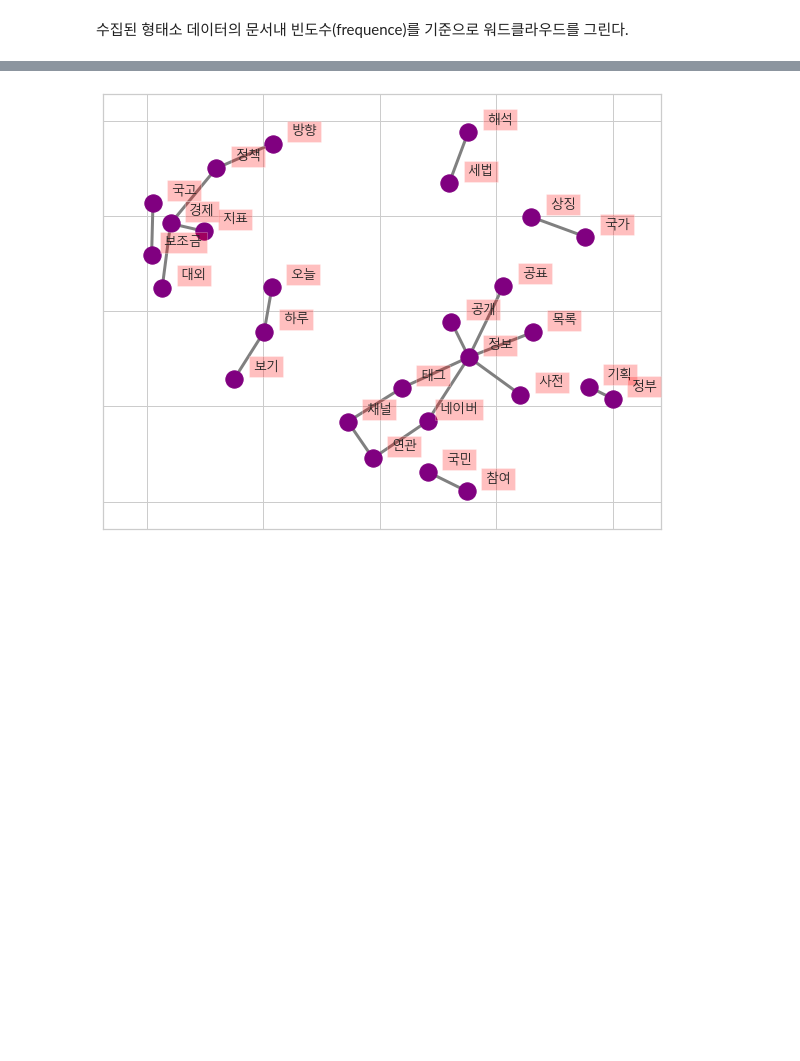
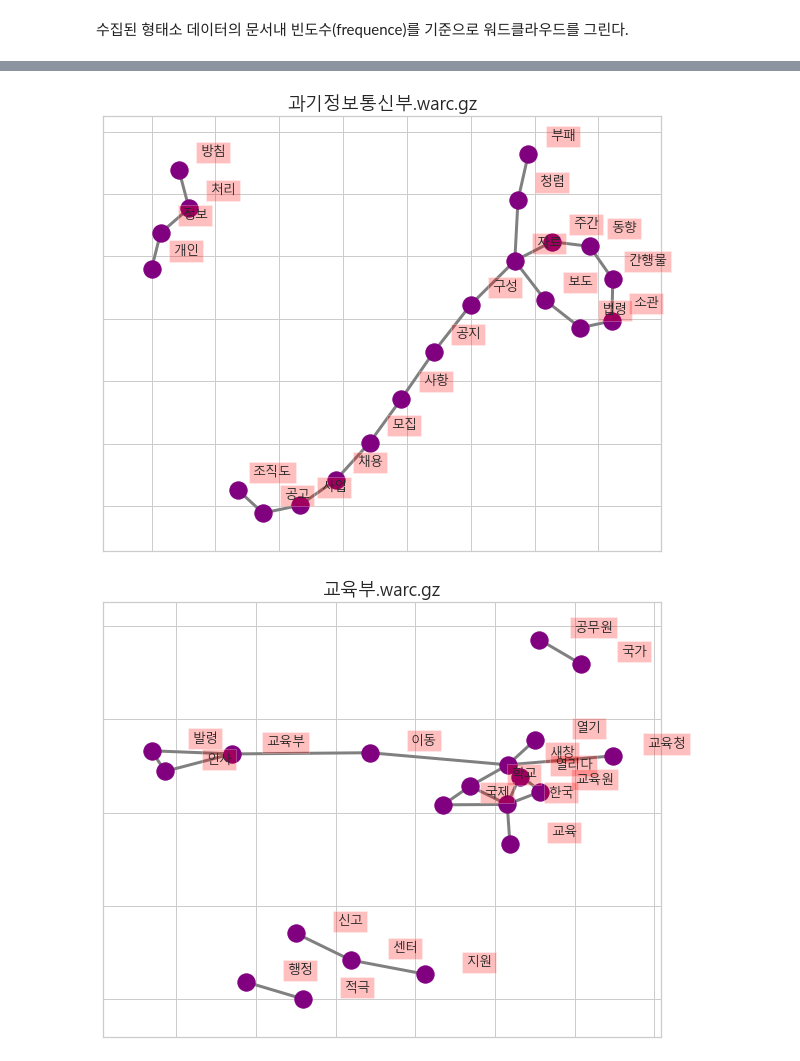
Before and after one commit to DaeilChun/notebooks, a Jupyter notebook: warc_mining_simulation_0821.ipynb, the cells around one changed output, grey strips where cells are left out. Cells and saved outputs as stored; diff of their text form; code cells hidden in the pictures; blank space fills up the shorter version.

```diff
--- a/warc_mining_simulation_0821.ipynb
+++ b/warc_mining_simulation_0821.ipynb
@@ -256,15 +265,4 @@ sns.set_style("whitegrid")
 # %%
-tokens = nltk.word_tokenize(NounsAndVerbs)
+tokens = []
+for i in range(len(NounsAndVerbs)):
+    tokens.append(nltk.word_tokenize(NounsAndVerbs[i]))
-# %%
-terms_bigram = list(nltk.bigrams(tokens))
-terms_bigram
-
-bigrams = list(itertools.chain(terms_bigram))
-bigrams
-
-bigram_counts = collections.Counter(bigrams)
-
-bigram_df = pd.DataFrame(bigram_counts.most_common(20),
-                             columns=['bigram', 'count'])
-
-bigram_df
@@ -297,30 +269,55 @@ for k, v in d[0].items():
 # %%
 import matplotlib.font_manager as fm
 from matplotlib import rc
 font_name = fm.FontProperties(fname='C:\Windows\Fonts\malgun.ttf').get_name()
 rc('font', family=font_name)
 
-fig, ax = plt.subplots(figsize=(10, 8))
+def collocation_network(tokens):
 
-pos = nx.spring_layout(G, k=2)
+    terms_bigram = list(nltk.bigrams(tokens))
 
-# Plot networks
-nx.draw_networkx(G, pos,
-                 font_size=16,
-                 width=3,
-                 edge_color='grey',
-                 node_color='purple',
-                 with_labels = False,
-                 ax=ax, font_family=font_name)
+    bigrams = list(itertools.chain(terms_bigram))
 
-# Create offset labels
-for key, value in pos.items():
-    x, y = value[0]+.135, value[1]+.045
-    ax.text(x, y,
-            s=key,
-            bbox=dict(facecolor='red', alpha=0.25),
-            horizontalalignment='center', fontsize=13)
+    bigram_counts = collections.Counter(bigrams)
 
-plt.show()
+    bigram_df = pd.DataFrame(bigram_counts.most_common(20), columns=['bigram', 'count'])
+
+
+    d = bigram_df.set_index('bigram').T.to_dict('records')
+    # Create network plot
+    G = nx.Graph()
+
+    # Create connections between nodes
+    for k, v in d[0].items():
+        G.add_edge(k[0], k[1], weight=(v * 10))
+
+    fig, ax = plt.subplots(figsize=(10, 8))
+
+    plt.title(warc_file_list[i])
+
+    pos = nx.spring_layout(G, k=2)
+
+    # Plot networks
+    nx.draw_networkx(G, pos,
+                    font_size=16,
+                    width=3,
+                    edge_color='grey',
+                    node_color='purple',
+                    with_labels = False,
+                    ax=ax, font_family=font_name)
+
+    # Create offset labels
+    for key, value in pos.items():
+        x, y = value[0]+.135, value[1]+.045
+        ax.text(x, y,
+                s=key,
+                bbox=dict(facecolor='red', alpha=0.25),
+                horizontalalignment='center', fontsize=13)
+
+    plt.show()
+
+for i in range(len(tokens)):
+    collocation_network(tokens[i])
 # %% [output]
-[figure, old version]
+[figure, new version]
+[figure, added]
```
Also changed, not shown: parts of 10 cells of this notebook.
